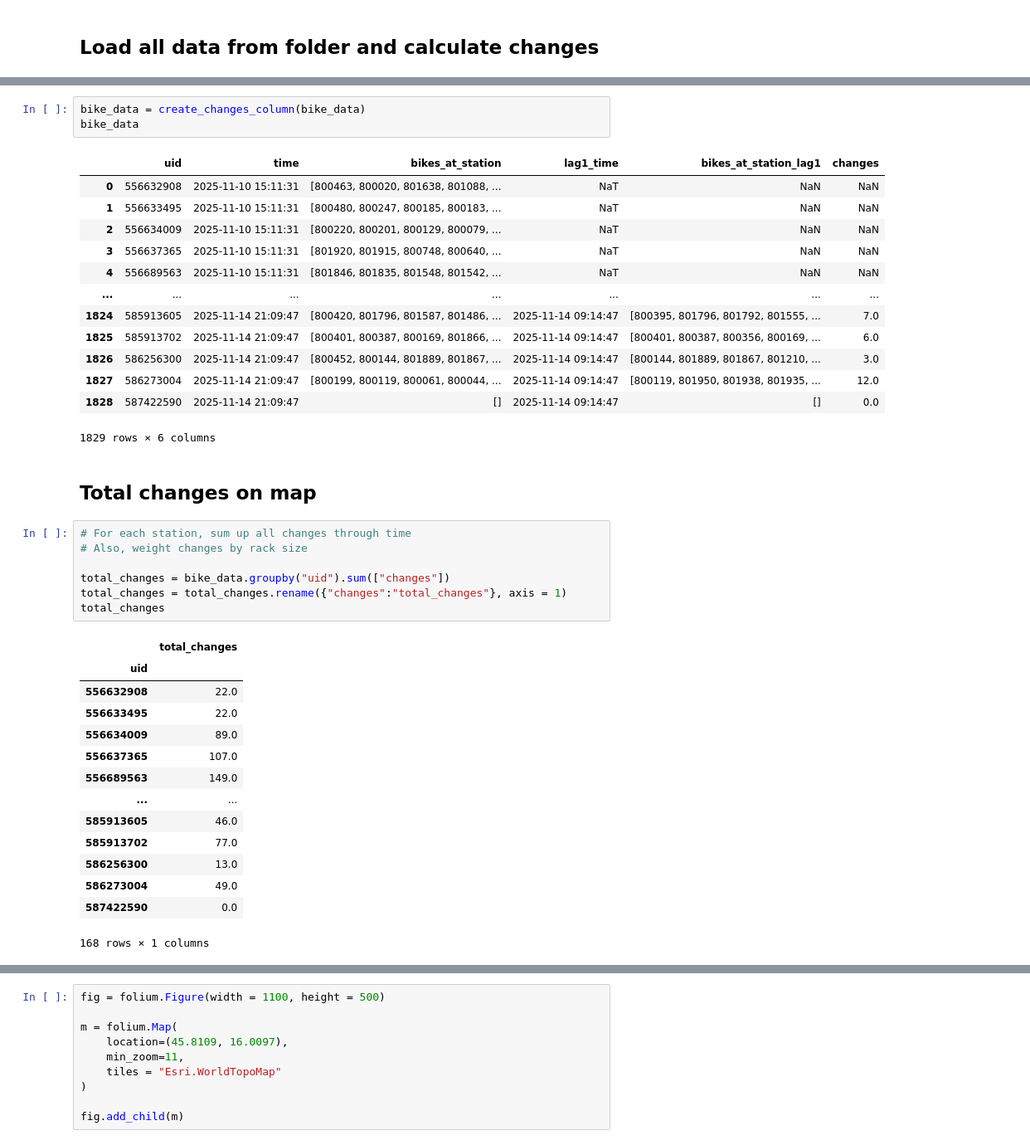
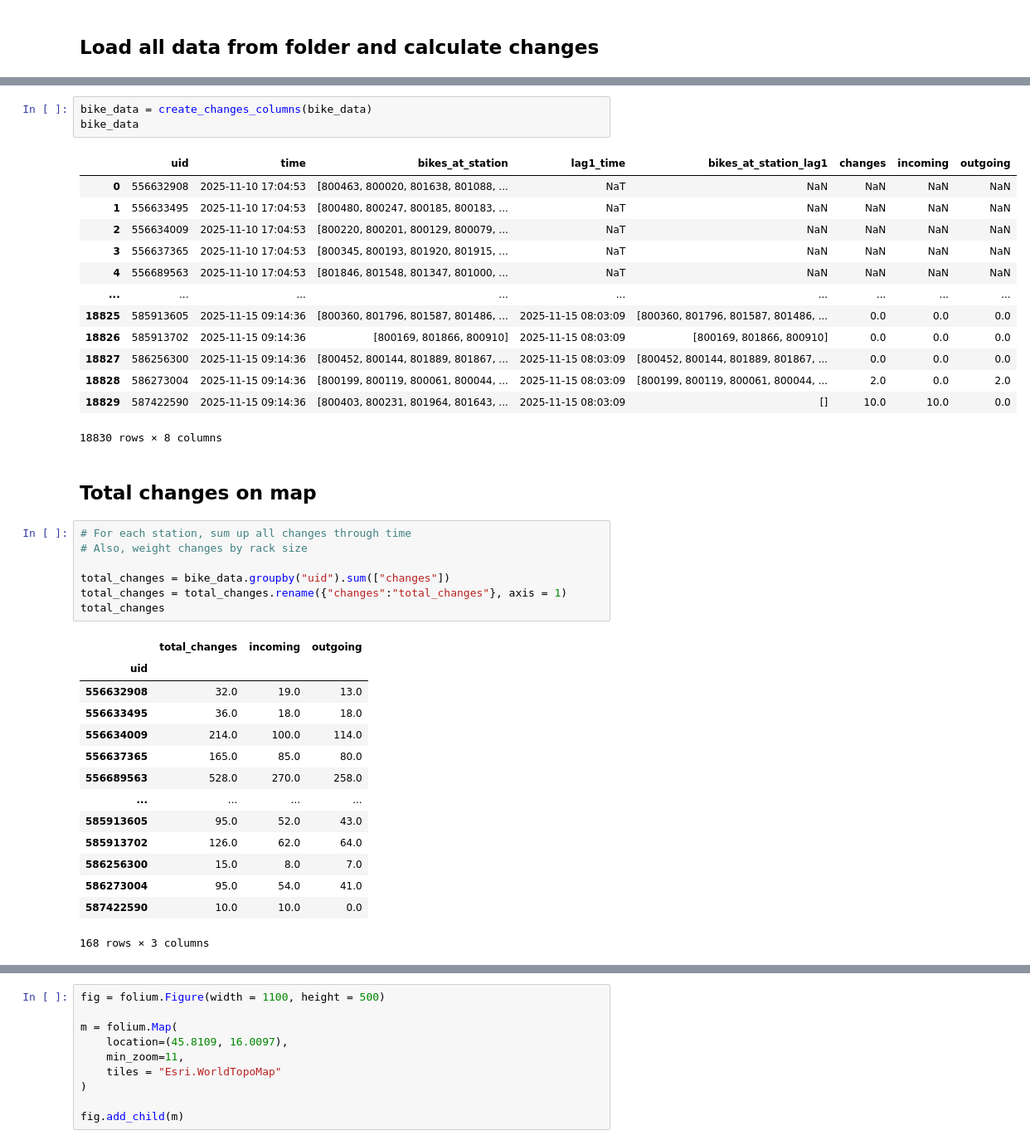
Before and after one commit to Mkranj/BajsBoard, a Jupyter notebook: notebooks/analyse_stations.ipynb, the cells around one changed output, grey strips where cells are left out. Shown at 83% size. Drawn from its saved outputs; the diff is of its cells as text.

Commit message:
create incoming and outcoming columns
when summing, they should be similar and roughly half of total changes. However this will be interesting when we compare incoming at certain hours

```diff
--- a/notebooks/analyse_stations.ipynb
+++ b/notebooks/analyse_stations.ipynb
@@ -266,20 +283,20 @@ bike_data
 # %%
-bike_data = create_changes_column(bike_data)
+bike_data = create_changes_columns(bike_data)
 bike_data
 # %% [output]
-|  | uid | time | bikes_at_station | lag1_time | bikes_at_station_lag1 | changes |
-| 0 | 556632908 | 2025-11-10 15:11:31 | [800463, 800020, 801638, 801088, ... | NaT | NaN | NaN |
-| 1 | 556633495 | 2025-11-10 15:11:31 | [800480, 800247, 800185, 800183, ... | NaT | NaN | NaN |
-| 2 | 556634009 | 2025-11-10 15:11:31 | [800220, 800201, 800129, 800079, ... | NaT | NaN | NaN |
-| 3 | 556637365 | 2025-11-10 15:11:31 | [801920, 801915, 800748, 800640, ... | NaT | NaN | NaN |
-| 4 | 556689563 | 2025-11-10 15:11:31 | [801846, 801835, 801548, 801542, ... | NaT | NaN | NaN |
-| ... | ... | ... | ... | ... | ... | ... |
-| 1824 | 585913605 | 2025-11-14 21:09:47 | [800420, 801796, 801587, 801486, ... | 2025-11-14 09:14:47 | [800395, 801796, 801792, 801555, ... | 7.0 |
-| 1825 | 585913702 | 2025-11-14 21:09:47 | [800401, 800387, 800169, 801866, ... | 2025-11-14 09:14:47 | [800401, 800387, 800356, 800169, ... | 6.0 |
-| 1826 | 586256300 | 2025-11-14 21:09:47 | [800452, 800144, 801889, 801867, ... | 2025-11-14 09:14:47 | [800144, 801889, 801867, 801210, ... | 3.0 |
-| 1827 | 586273004 | 2025-11-14 21:09:47 | [800199, 800119, 800061, 800044, ... | 2025-11-14 09:14:47 | [800119, 801950, 801938, 801935, ... | 12.0 |
-| 1828 | 587422590 | 2025-11-14 21:09:47 | [] | 2025-11-14 09:14:47 | [] | 0.0 |
+|  | uid | time | bikes_at_station | lag1_time | bikes_at_station_lag1 | changes | incoming | outgoing |
+| 0 | 556632908 | 2025-11-10 17:04:53 | [800463, 800020, 801638, 801088, ... | NaT | NaN | NaN | NaN | NaN |
+| 1 | 556633495 | 2025-11-10 17:04:53 | [800480, 800247, 800185, 800183, ... | NaT | NaN | NaN | NaN | NaN |
+| 2 | 556634009 | 2025-11-10 17:04:53 | [800220, 800201, 800129, 800079, ... | NaT | NaN | NaN | NaN | NaN |
+| 3 | 556637365 | 2025-11-10 17:04:53 | [800345, 800193, 801920, 801915, ... | NaT | NaN | NaN | NaN | NaN |
+| 4 | 556689563 | 2025-11-10 17:04:53 | [801846, 801548, 801347, 801000, ... | NaT | NaN | NaN | NaN | NaN |
+| ... | ... | ... | ... | ... | ... | ... | ... | ... |
+| 18825 | 585913605 | 2025-11-15 09:14:36 | [800360, 801796, 801587, 801486, ... | 2025-11-15 08:03:09 | [800360, 801796, 801587, 801486, ... | 0.0 | 0.0 | 0.0 |
+| 18826 | 585913702 | 2025-11-15 09:14:36 | [800169, 801866, 800910] | 2025-11-15 08:03:09 | [800169, 801866, 800910] | 0.0 | 0.0 | 0.0 |
+| 18827 | 586256300 | 2025-11-15 09:14:36 | [800452, 800144, 801889, 801867, ... | 2025-11-15 08:03:09 | [800452, 800144, 801889, 801867, ... | 0.0 | 0.0 | 0.0 |
+| 18828 | 586273004 | 2025-11-15 09:14:36 | [800199, 800119, 800061, 800044, ... | 2025-11-15 08:03:09 | [800199, 800119, 800061, 800044, ... | 2.0 | 0.0 | 2.0 |
+| 18829 | 587422590 | 2025-11-15 09:14:36 | [800403, 800231, 801964, 801643, ... | 2025-11-15 08:03:09 | [] | 10.0 | 10.0 | 0.0 |
-1829 rows × 6 columns
+18830 rows × 8 columns
 # %% [markdown]
 ## Total changes on map
 # %%
@@ -290,20 +307,20 @@ total_changes = bike_data.groupby("uid").sum(["changes"])
 total_changes = total_changes.rename({"changes":"total_changes"}, axis = 1)
 total_changes
 # %% [output]
-|  | total_changes |
-| uid |  |
-| 556632908 | 22.0 |
-| 556633495 | 22.0 |
-| 556634009 | 89.0 |
-| 556637365 | 107.0 |
-| 556689563 | 149.0 |
-| ... | ... |
-| 585913605 | 46.0 |
-| 585913702 | 77.0 |
-| 586256300 | 13.0 |
-| 586273004 | 49.0 |
-| 587422590 | 0.0 |
+|  | total_changes | incoming | outgoing |
+| uid |  |  |  |
+| 556632908 | 32.0 | 19.0 | 13.0 |
+| 556633495 | 36.0 | 18.0 | 18.0 |
+| 556634009 | 214.0 | 100.0 | 114.0 |
+| 556637365 | 165.0 | 85.0 | 80.0 |
+| 556689563 | 528.0 | 270.0 | 258.0 |
+| ... | ... | ... | ... |
+| 585913605 | 95.0 | 52.0 | 43.0 |
+| 585913702 | 126.0 | 62.0 | 64.0 |
+| 586256300 | 15.0 | 8.0 | 7.0 |
+| 586273004 | 95.0 | 54.0 | 41.0 |
+| 587422590 | 10.0 | 10.0 | 0.0 |
-168 rows × 1 columns
+168 rows × 3 columns
 # %%
 locations_changes = locations.join(total_changes, on = "uid")
 locations_changes["weighted_changes"] = locations_changes["total_changes"] / locations_changes["no_racks"]
```
Also changed, not shown: parts of 16 cells of this notebook, 1 other file.
